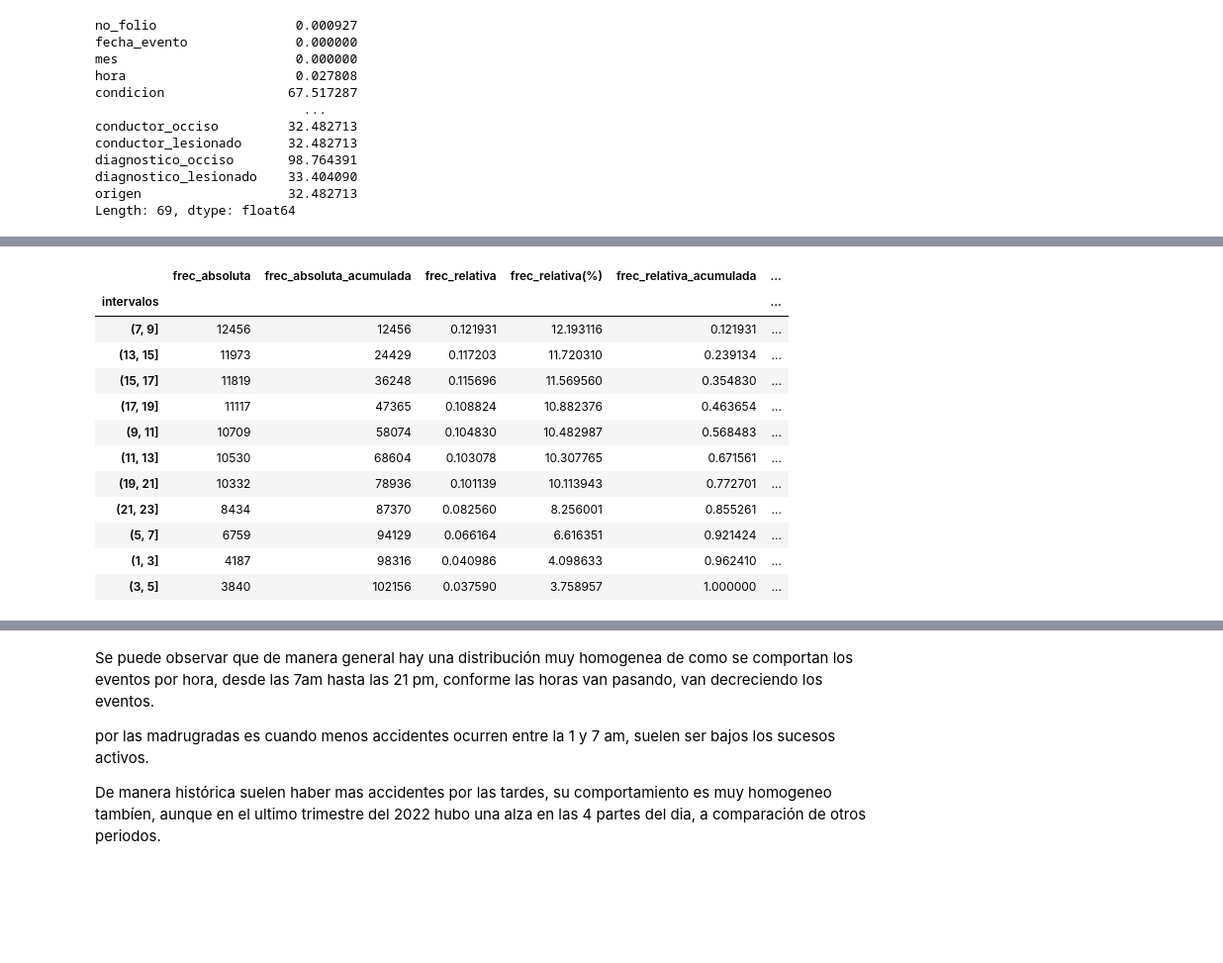
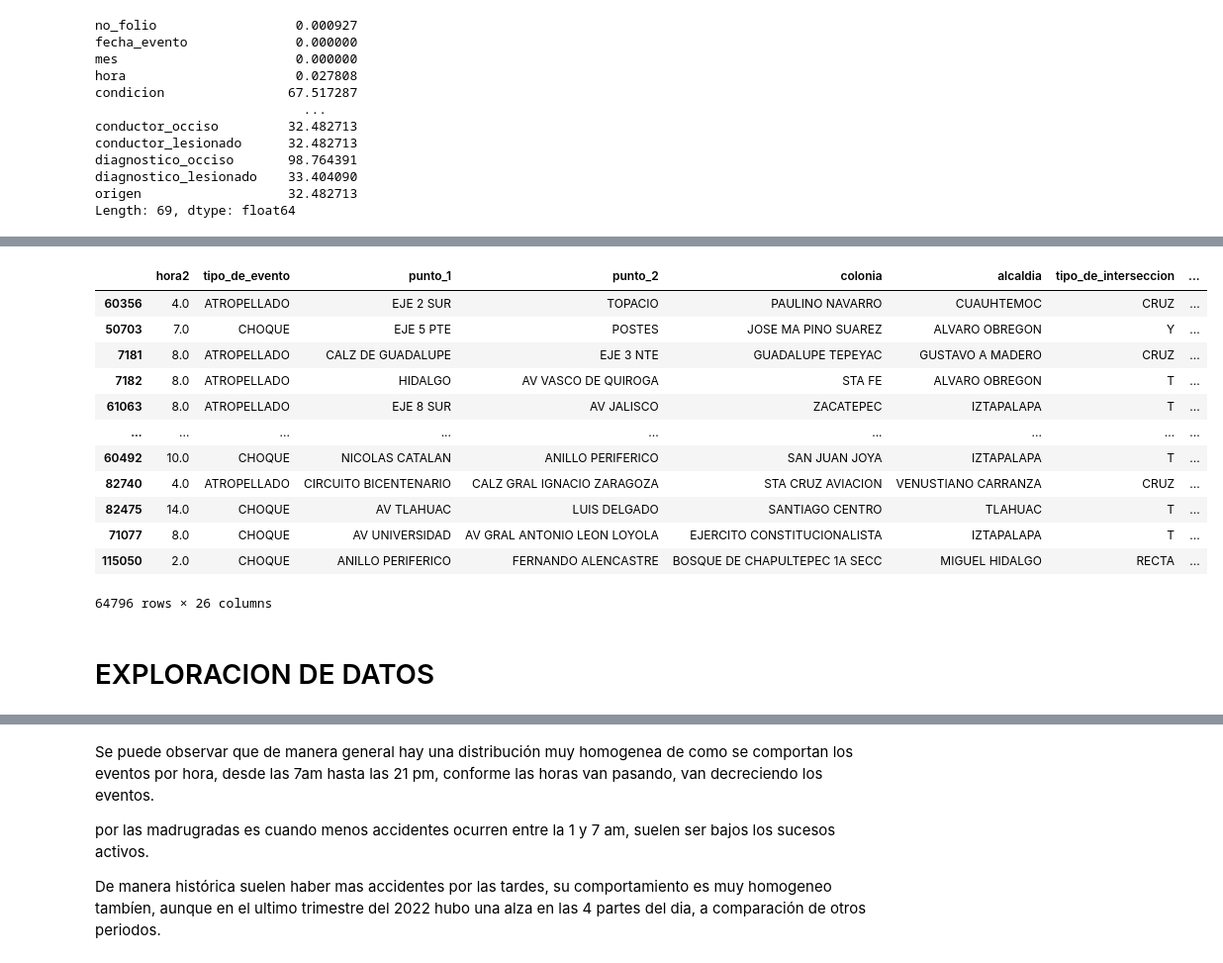
Before and after one commit to RiemanNClav/Hechos-de-Transito-registrados-por-la-SSC, a Jupyter notebook: Hechos de Transito.ipynb, the cells around one changed output, grey strips where cells are left out. Shown at 99% size. Drawn from its saved outputs; the diff is of its cells as text; code cells hidden in the pictures; blank space fills up the shorter version.

```diff
--- a/Hechos de Transito.ipynb
+++ b/Hechos de Transito.ipynb
@@ -204,18 +644,27 @@ df["intervalos"] = pd.cut(df['hora2'], bins=bins)
+# %%
+#limpieza de la variable hora2
+#quitaremos los sesgos de las horas, nos quedaremos con aquellas horas de 24.
+df = df[df['hora2'].isin([i for i in range(1,24)])]
+df.rename({'hora2': 'hora'}, inplace=True)
+# %%
+df
+# %% [output]
+|  | hora2 | tipo_de_evento | punto_1 | punto_2 | colonia | alcaldia | tipo_de_interseccion | ... |
+| 60356 | 4.0 | ATROPELLADO | EJE 2 SUR | TOPACIO | PAULINO NAVARRO | CUAUHTEMOC | CRUZ | ... |
+| 50703 | 7.0 | CHOQUE | EJE 5 PTE | POSTES | JOSE MA PINO SUAREZ | ALVARO OBREGON | Y | ... |
+| 7181 | 8.0 | ATROPELLADO | CALZ DE GUADALUPE | EJE 3 NTE | GUADALUPE TEPEYAC | GUSTAVO A MADERO | CRUZ | ... |
+| 7182 | 8.0 | ATROPELLADO | HIDALGO | AV VASCO DE QUIROGA | STA FE | ALVARO OBREGON | T | ... |
+| 61063 | 8.0 | ATROPELLADO | EJE 8 SUR | AV JALISCO | ZACATEPEC | IZTAPALAPA | T | ... |
+| ... | ... | ... | ... | ... | ... | ... | ... | ... |
+| 60492 | 10.0 | CHOQUE | NICOLAS CATALAN | ANILLO PERIFERICO | SAN JUAN JOYA | IZTAPALAPA | T | ... |
+| 82740 | 4.0 | ATROPELLADO | CIRCUITO BICENTENARIO | CALZ GRAL IGNACIO ZARAGOZA | STA CRUZ AVIACION | VENUSTIANO CARRANZA | CRUZ | ... |
+| 82475 | 14.0 | CHOQUE | AV TLAHUAC | LUIS DELGADO | SANTIAGO CENTRO | TLAHUAC | T | ... |
+| 71077 | 8.0 | CHOQUE | AV UNIVERSIDAD | AV GRAL ANTONIO LEON LOYOLA | EJERCITO CONSTITUCIONALISTA | IZTAPALAPA | T | ... |
+| 115050 | 2.0 | CHOQUE | ANILLO PERIFERICO | FERNANDO ALENCASTRE | BOSQUE DE CHAPULTEPEC 1A SECC | MIGUEL HIDALGO | RECTA | ... |
+64796 rows × 26 columns
+# %% [markdown]
+# EXPLORACION DE DATOS
 # %%
-tabla_frecuencias(df,'intervalos')
+tabla_frecuencias(df,'parte_dia')
-# %% [output]
-|  | frec_absoluta | frec_absoluta_acumulada | frec_relativa | frec_relativa(%) | frec_relativa_acumulada | ... |
-| intervalos |  |  |  |  |  | ... |
-| (7, 9] | 12456 | 12456 | 0.121931 | 12.193116 | 0.121931 | ... |
-| (13, 15] | 11973 | 24429 | 0.117203 | 11.720310 | 0.239134 | ... |
-| (15, 17] | 11819 | 36248 | 0.115696 | 11.569560 | 0.354830 | ... |
-| (17, 19] | 11117 | 47365 | 0.108824 | 10.882376 | 0.463654 | ... |
-| (9, 11] | 10709 | 58074 | 0.104830 | 10.482987 | 0.568483 | ... |
-| (11, 13] | 10530 | 68604 | 0.103078 | 10.307765 | 0.671561 | ... |
-| (19, 21] | 10332 | 78936 | 0.101139 | 10.113943 | 0.772701 | ... |
-| (21, 23] | 8434 | 87370 | 0.082560 | 8.256001 | 0.855261 | ... |
-| (5, 7] | 6759 | 94129 | 0.066164 | 6.616351 | 0.921424 | ... |
-| (1, 3] | 4187 | 98316 | 0.040986 | 4.098633 | 0.962410 | ... |
-| (3, 5] | 3840 | 102156 | 0.037590 | 3.758957 | 1.000000 | ... |
 # %%
 pareto(df,'intervalos','Horas en las que ocurren eventos en CDMX')
```
Also changed, not shown: parts of 103 cells of this notebook.
